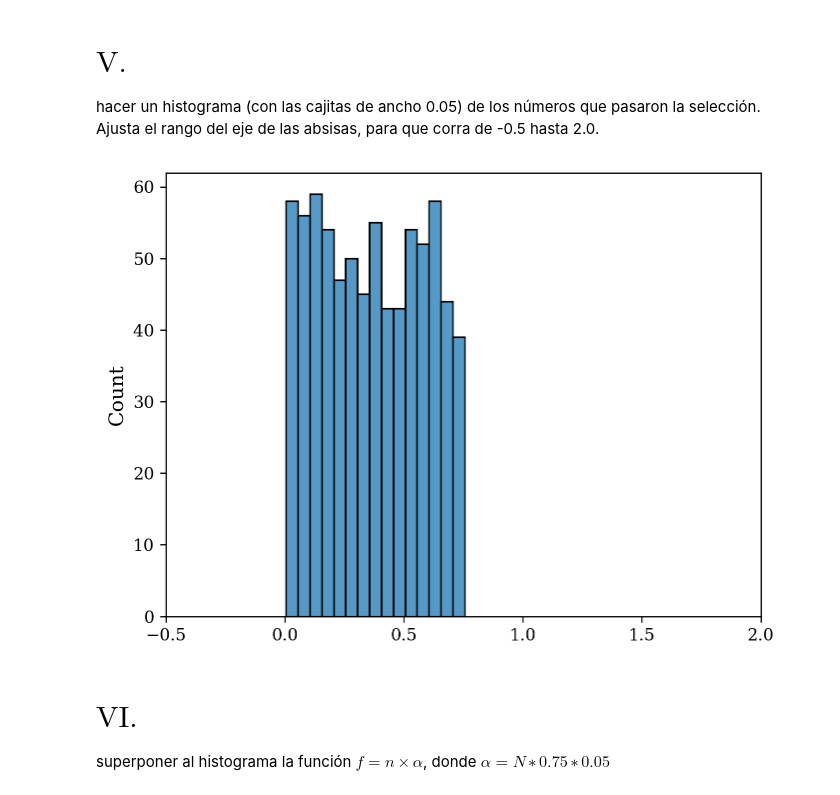
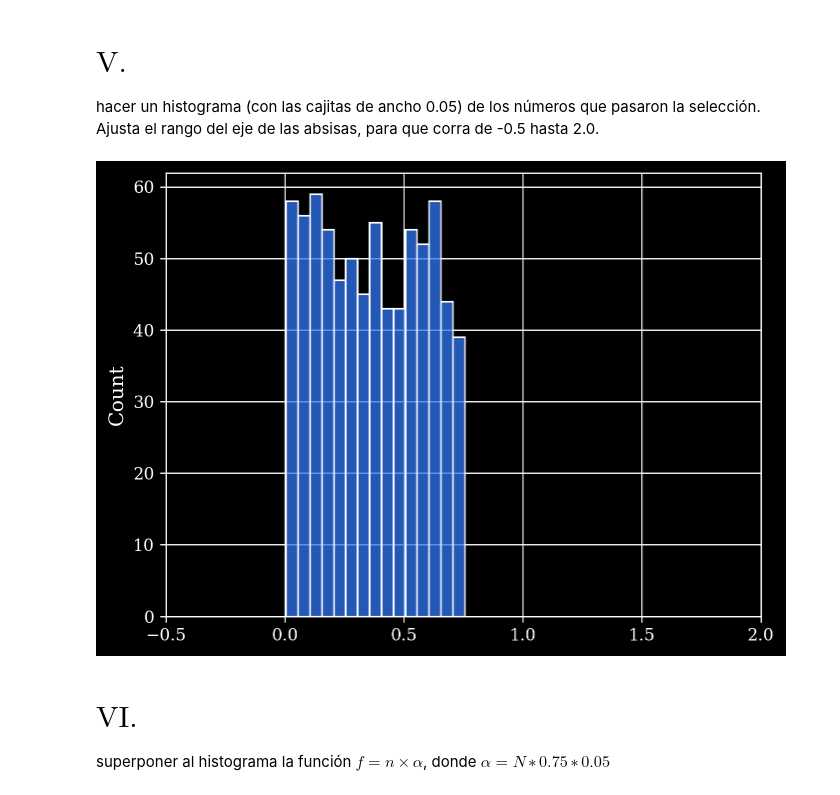
Before and after one commit to agustinbrusco/MEFE, a Jupyter notebook: Código/autoevaluacion_compu.ipynb, the cells around one changed output. Drawn from its saved outputs; the diff is of its cells as text; code cells hidden in the pictures.

```diff
--- a/Código/autoevaluacion_compu.ipynb
+++ b/Código/autoevaluacion_compu.ipynb
@@ -6,12 +6,13 @@ np.random.seed(42)
 
 import matplotlib.pyplot as plt
 import seaborn as sns
-%config InlineBackend.figure_format = 'retina'
-plt.rcParams['font.family'] = 'serif'
-plt.rcParams['mathtext.fontset'] = 'cm'
+%config InlineBackend.figure_format = "retina"
+plt.rcParams['font.family'] = "serif"
+plt.rcParams['mathtext.fontset'] = "cm"
 plt.rcParams['figure.dpi'] = 120
 plt.rcParams['legend.fontsize'] = "small"
-plt.rcParams['axes.labelsize'] = 'large'
+plt.rcParams['axes.labelsize'] = "large"
+plt.style.use("my_dark")
 # %% [markdown]
 # $\text{I.}$
 tomar un número al azar (equiprobable) entre 0. y 1.
@@ -48,12 +49,13 @@ hacer un histograma (con las cajitas de ancho 0.05) de los números que pasaron
 # %%
 vals = nums[mayor_que_075]
 
 fig, ax = plt.subplots(1, 1)
-sns.histplot(vals, binwidth=0.05, ax=ax)
+sns.histplot(vals, binwidth=0.05, ax=ax, zorder=4)
+ax.grid(True)
 ax.set_xlim(-0.5, 2.0)
 plt.show()
 # %% [output]
-[figure, old version]
+[figure, new version]
 # %% [markdown]
 # $\text{VI.}$
 superponer al histograma la función $f = n \times \alpha$, donde $\alpha = N ∗ 0.75 ∗ 0.05$
```
Also changed, not shown: parts of 4 cells of this notebook.
